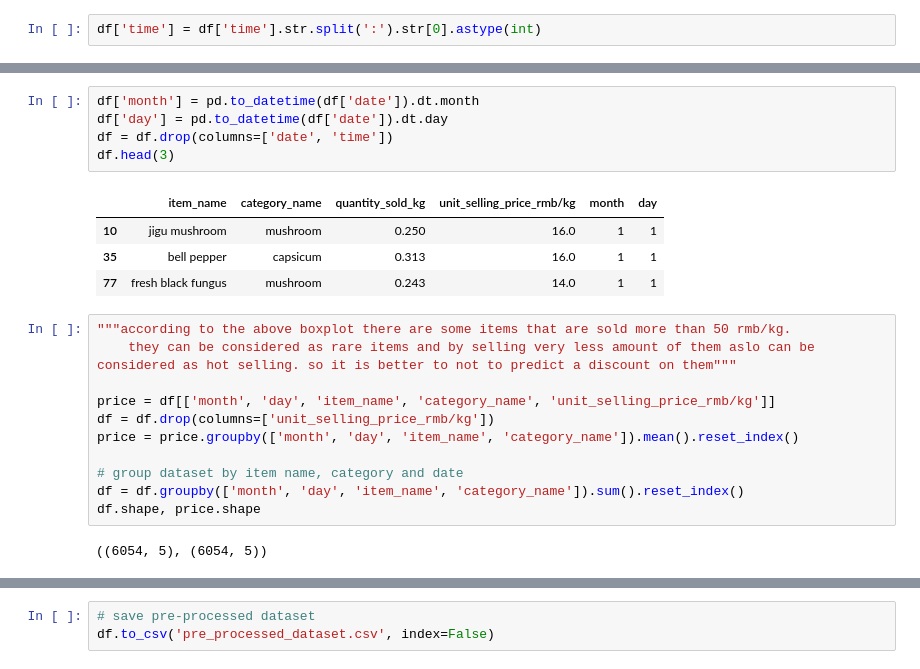
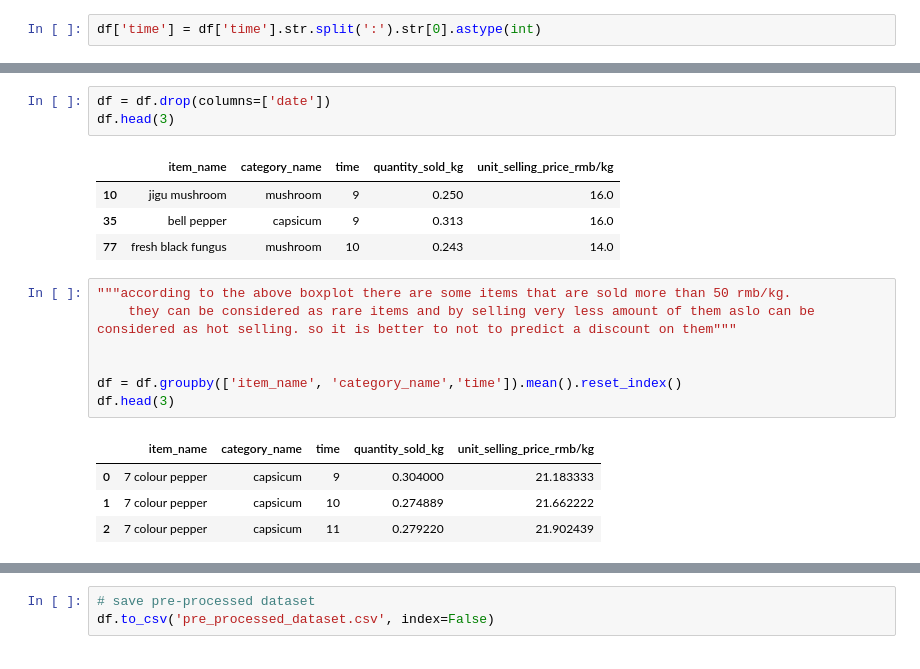
Before and after one commit to RumethSandinu/Project-connexa, a Jupyter notebook: time_based_analysis/pre_processing.ipynb, the cells around one changed output, grey strips where cells are left out. Saved outputs shown, nothing was run; the diff lists cells and outputs as text.

```diff
--- a/time_based_analysis/pre_processing.ipynb
+++ b/time_based_analysis/pre_processing.ipynb
@@ -144,23 +144,20 @@ Name: time, dtype: int64
 # %%
-df['month'] = pd.to_datetime(df['date']).dt.month
-df['day'] = pd.to_datetime(df['date']).dt.day
-df = df.drop(columns=['date', 'time'])
+df = df.drop(columns=['date'])
 df.head(3)
 # %% [output]
-|  | item_name | category_name | quantity_sold_kg | unit_selling_price_rmb/kg | month | day |
-| 10 | jigu mushroom | mushroom | 0.250 | 16.0 | 1 | 1 |
-| 35 | bell pepper | capsicum | 0.313 | 16.0 | 1 | 1 |
-| 77 | fresh black fungus | mushroom | 0.243 | 14.0 | 1 | 1 |
+|  | item_name | category_name | time | quantity_sold_kg | unit_selling_price_rmb/kg |
+| 10 | jigu mushroom | mushroom | 9 | 0.250 | 16.0 |
+| 35 | bell pepper | capsicum | 9 | 0.313 | 16.0 |
+| 77 | fresh black fungus | mushroom | 10 | 0.243 | 14.0 |
 # %%
 """according to the above boxplot there are some items that are sold more than 50 rmb/kg.
     they can be considered as rare items and by selling very less amount of them aslo can be considered as hot selling. so it is better to not to predict a discount on them"""
 
-price = df[['month', 'day', 'item_name', 'category_name', 'unit_selling_price_rmb/kg']]
-df = df.drop(columns=['unit_selling_price_rmb/kg'])
-price = price.groupby(['month', 'day', 'item_name', 'category_name']).mean().reset_index()
 
-# group dataset by item name, category and date
-df = df.groupby(['month', 'day', 'item_name', 'category_name']).sum().reset_index()
-df.shape, price.shape
+df = df.groupby(['item_name', 'category_name','time']).mean().reset_index()
+df.head(3)
 # %% [output]
-((6054, 5), (6054, 5))
+|  | item_name | category_name | time | quantity_sold_kg | unit_selling_price_rmb/kg |
+| 0 | 7 colour pepper | capsicum | 9 | 0.304000 | 21.183333 |
+| 1 | 7 colour pepper | capsicum | 10 | 0.274889 | 21.662222 |
+| 2 | 7 colour pepper | capsicum | 11 | 0.279220 | 21.902439 |
```
Also changed, not shown: parts of 19 cells of this notebook, 1 other file.
